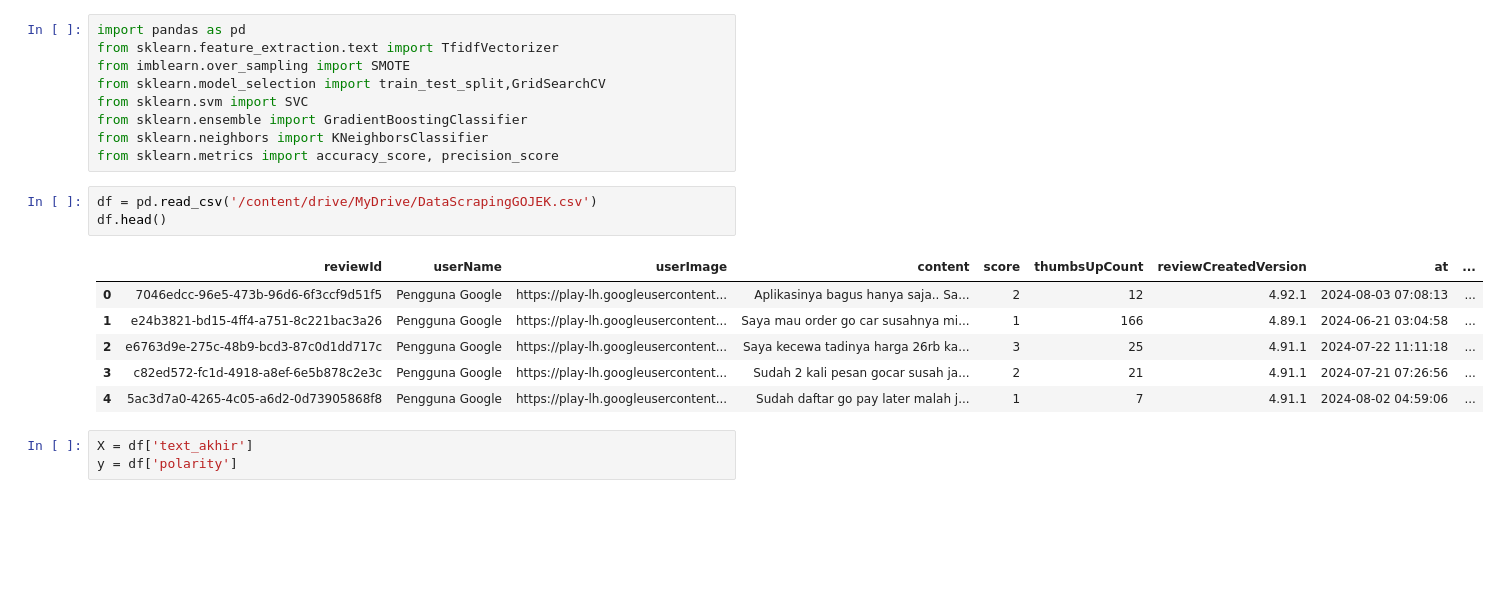
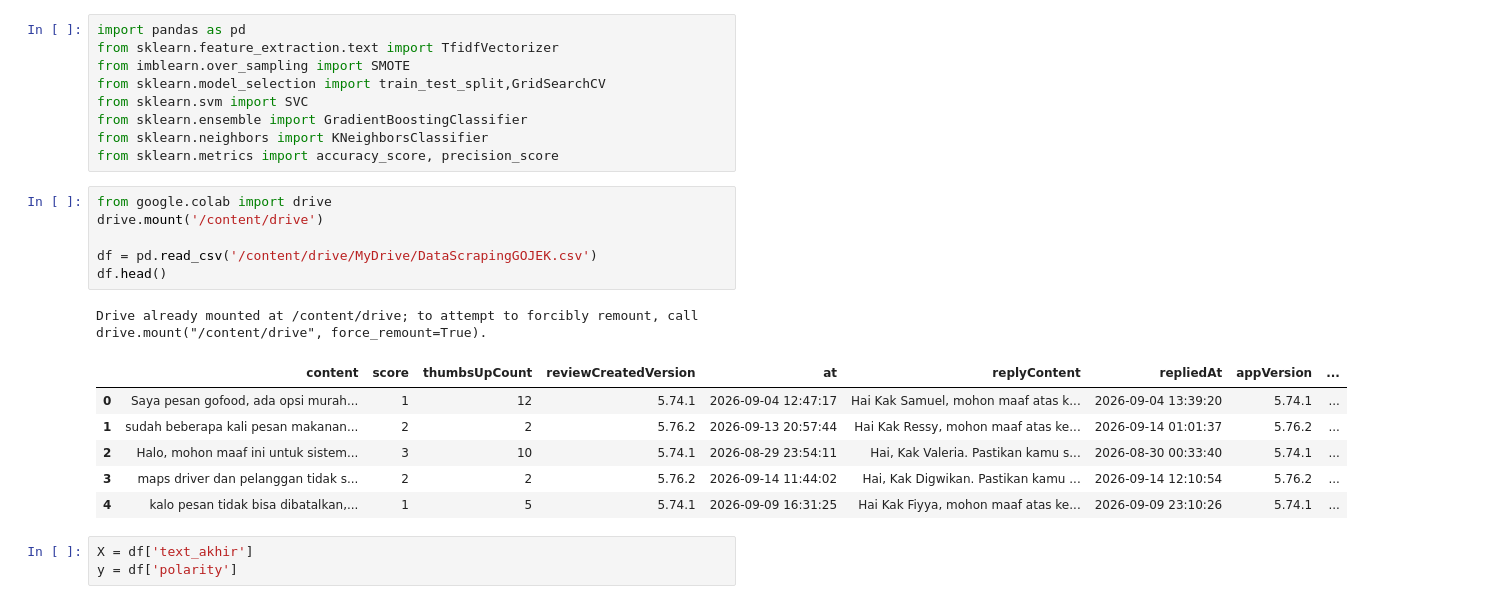
Before and after one commit to azariadr/sentiment-analysis, a Jupyter notebook: Pelatihan_Model_(Azaria).ipynb, the cells around one changed output. Cells and saved outputs as stored; diff of their text form; blank space fills up the shorter version.

```diff
--- a/Pelatihan_Model_(Azaria).ipynb
+++ b/Pelatihan_Model_(Azaria).ipynb
@@ -14,15 +14,19 @@ from sklearn.ensemble import GradientBoostingClassifier
 from sklearn.neighbors import KNeighborsClassifier
 from sklearn.metrics import accuracy_score, precision_score
 # %%
+from google.colab import drive
+drive.mount('/content/drive')
+
 df = pd.read_csv('/content/drive/MyDrive/DataScrapingGOJEK.csv')
 df.head()
 # %% [output]
+Drive already mounted at /content/drive; to attempt to forcibly remount, call drive.mount("/content/drive", force_remount=True).
-|  | reviewId | userName | userImage | content | score | thumbsUpCount | reviewCreatedVersion | at | ... |
-| 0 | 7046edcc-96e5-473b-96d6-6f3ccf9d51f5 | Pengguna Google | https://play-lh.googleusercontent... | Aplikasinya bagus hanya saja.. Sa... | 2 | 12 | 4.92.1 | 2024-08-03 07:08:13 | ... |
-| 1 | e24b3821-bd15-4ff4-a751-8c221bac3a26 | Pengguna Google | https://play-lh.googleusercontent... | Saya mau order go car susahnya mi... | 1 | 166 | 4.89.1 | 2024-06-21 03:04:58 | ... |
-| 2 | e6763d9e-275c-48b9-bcd3-87c0d1dd717c | Pengguna Google | https://play-lh.googleusercontent... | Saya kecewa tadinya harga 26rb ka... | 3 | 25 | 4.91.1 | 2024-07-22 11:11:18 | ... |
-| 3 | c82ed572-fc1d-4918-a8ef-6e5b878c2e3c | Pengguna Google | https://play-lh.googleusercontent... | Sudah 2 kali pesan gocar susah ja... | 2 | 21 | 4.91.1 | 2024-07-21 07:26:56 | ... |
-| 4 | 5ac3d7a0-4265-4c05-a6d2-0d73905868f8 | Pengguna Google | https://play-lh.googleusercontent... | Sudah daftar go pay later malah j... | 1 | 7 | 4.91.1 | 2024-08-02 04:59:06 | ... |
+|  | content | score | thumbsUpCount | reviewCreatedVersion | at | replyContent | repliedAt | appVersion | ... |
+| 0 | Saya pesan gofood, ada opsi murah... | 1 | 12 | 5.74.1 | 2026-09-04 12:47:17 | Hai Kak Samuel, mohon maaf atas k... | 2026-09-04 13:39:20 | 5.74.1 | ... |
+| 1 | sudah beberapa kali pesan makanan... | 2 | 2 | 5.76.2 | 2026-09-13 20:57:44 | Hai Kak Ressy, mohon maaf atas ke... | 2026-09-14 01:01:37 | 5.76.2 | ... |
+| 2 | Halo, mohon maaf ini untuk sistem... | 3 | 10 | 5.74.1 | 2026-08-29 23:54:11 | Hai, Kak Valeria. Pastikan kamu s... | 2026-08-30 00:33:40 | 5.74.1 | ... |
+| 3 | maps driver dan pelanggan tidak s... | 2 | 2 | 5.76.2 | 2026-09-14 11:44:02 | Hai, Kak Digwikan. Pastikan kamu ... | 2026-09-14 12:10:54 | 5.76.2 | ... |
+| 4 | kalo pesan tidak bisa dibatalkan,... | 1 | 5 | 5.74.1 | 2026-09-09 16:31:25 | Hai Kak Fiyya, mohon maaf atas ke... | 2026-09-09 23:10:26 | 5.74.1 | ... |
 # %%
 X = df['text_akhir']
 y = df['polarity']
```
Also changed, not shown: parts of 8 cells of this notebook.
